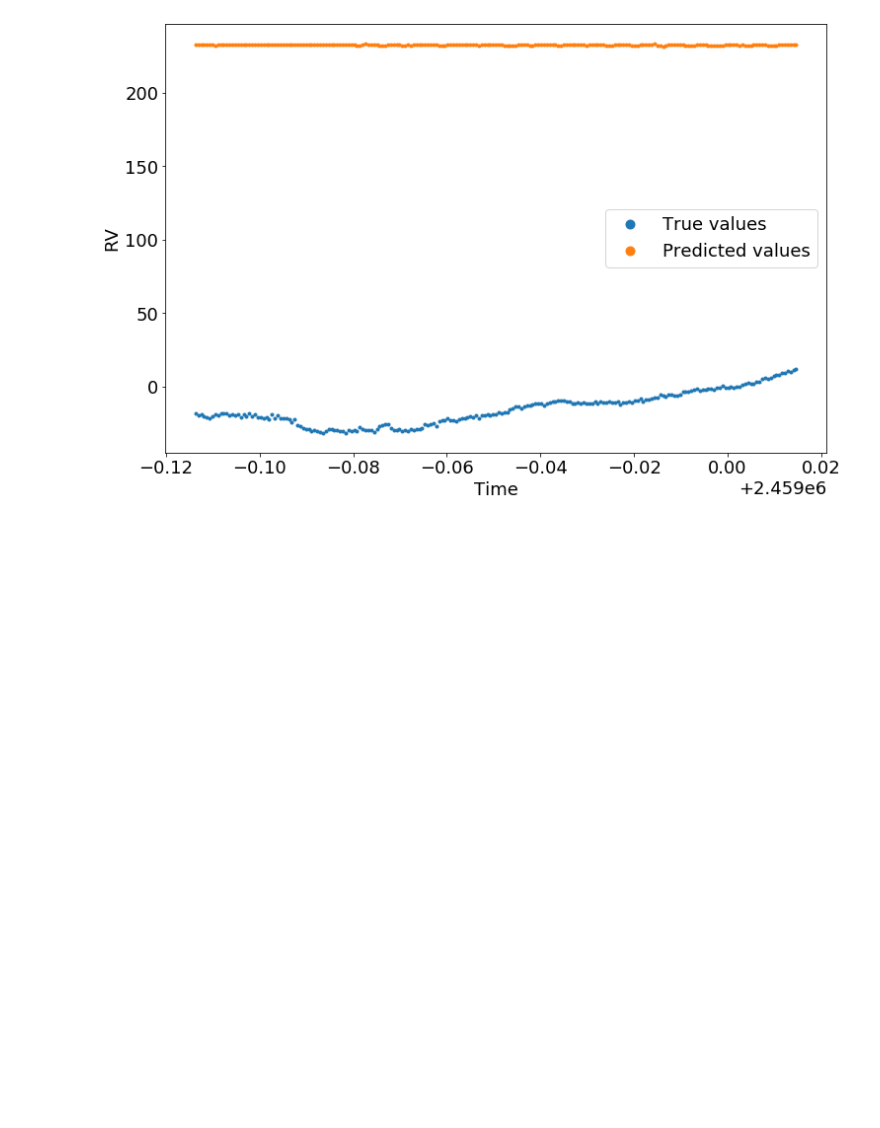
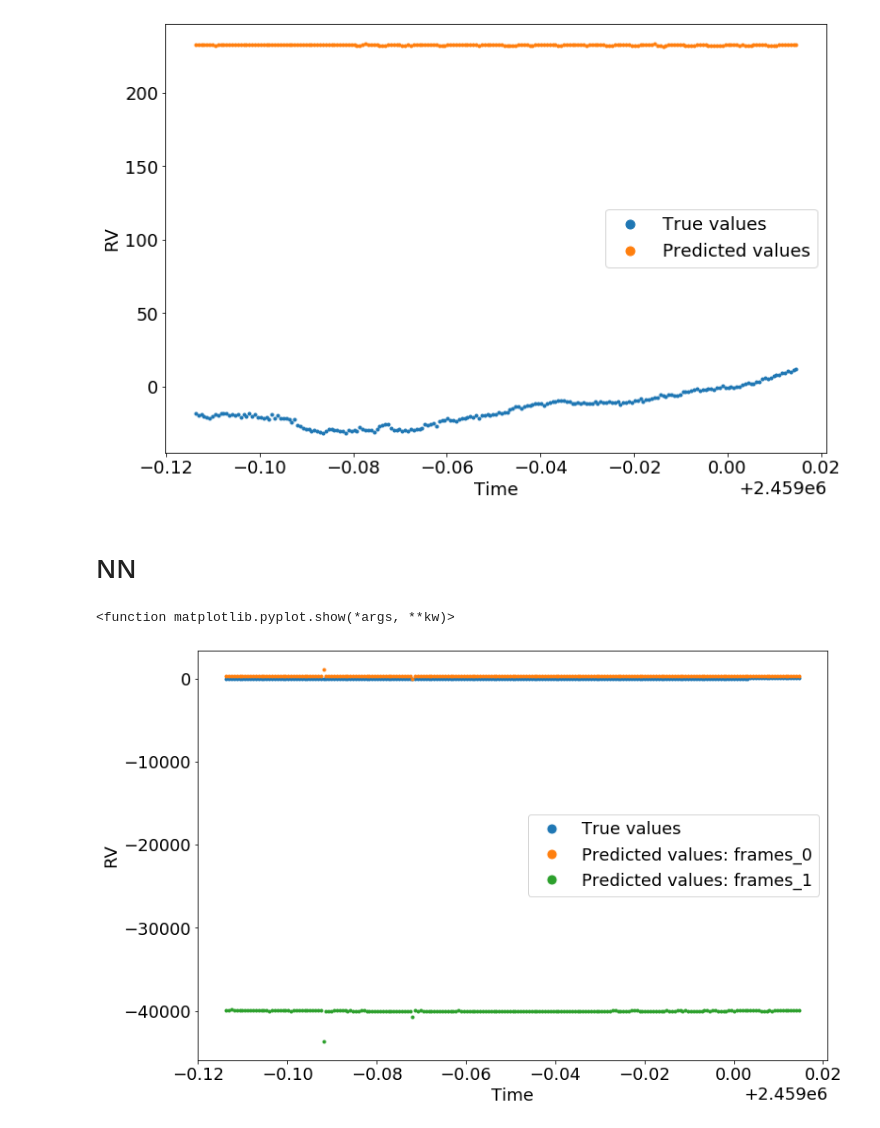
Before and after one commit to svejlgaard/finalproject, a Jupyter notebook: Regression.ipynb, the cells around one changed output. Drawn from its saved outputs; the diff is of its cells as text; code cells hidden in the pictures; blank space fills up the shorter version.

```diff
--- a/Regression.ipynb
+++ b/Regression.ipynb
@@ -139,7 +139,7 @@ X_train = scaler.transform(X)
 X_test = scaler.transform(X_test)
 # %%
 mlp = MLPRegressor(hidden_layer_sizes=(100,100),max_iter=10000, learning_rate='adaptive', random_state=seed);
-mlp.fit(X,y);
+mlp.fit(X_train,y);
 ypred_nn = mlp.predict(X_test)
 
 
@@ -273,0 +288,42 @@ plt.legend(markerscale=3);
+# %% [markdown]
+# NN
+# %%
+seed = 42
+
+time =  newData[:,0]
+
+X_test = newData[:,3:]
+y_test = newData[:,1]
+
+plt.figure(figsize=(12,8))
+
+for i in range(2):
+
+    frames = frame_tot[i]
+
+    X = np.array(pd.concat(frames))[:,3:]
+    y = np.array(pd.concat(frames))[:,1]
+
+    scaler = StandardScaler()
+    scaler.fit(X)
+    StandardScaler(copy=True, with_mean=True, with_std=True)
+    X_train = scaler.transform(X)
+    X_test = scaler.transform(X_test)
+
+    mlp = MLPRegressor(hidden_layer_sizes=(28,27),max_iter=10000, learning_rate='adaptive', random_state=seed);
+    mlp.fit(X_train,y);
+    ypred = mlp.predict(X_test)
+
+
+
+    if i == 0:
+        plt.plot(time,y_test, '.', color='C0', linewidth = 2, label = 'True values')
+    plt.plot(time,ypred, '.', color=f'C{i+1}', linewidth = 2, label = f'Predicted values: frames_{i}')
+    plt.xlabel('Time')
+    plt.ylabel('RV')
+    plt.legend(markerscale=3);
+
+plt.show
+# %% [output]
+<function matplotlib.pyplot.show(*args, **kw)>
+[figure, added]
```
Also changed, not shown: parts of 3 cells of this notebook.
